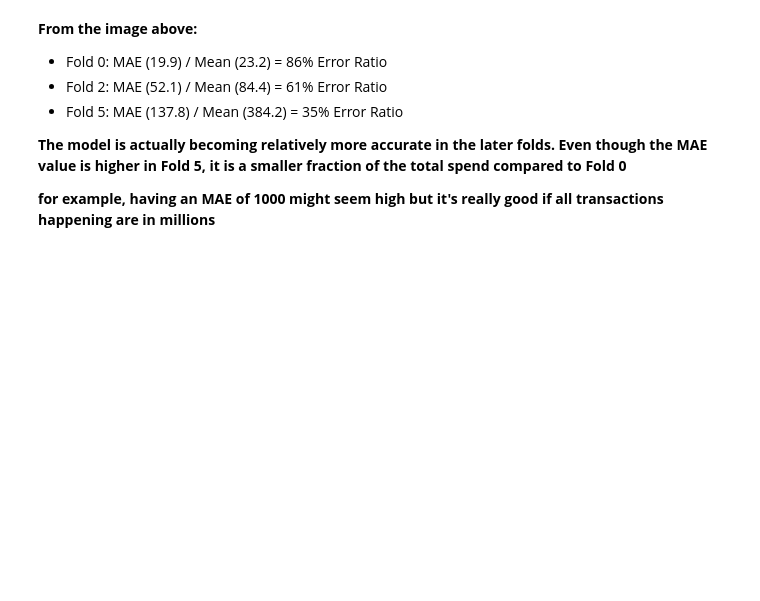
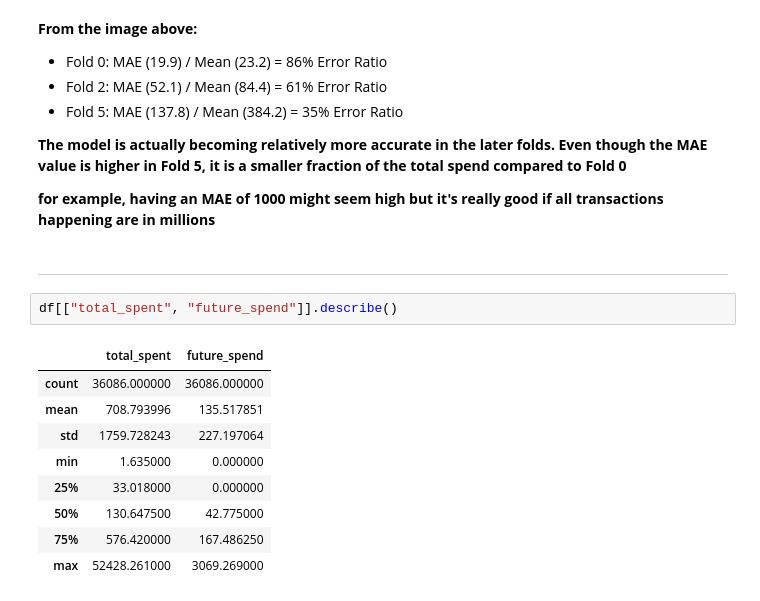
Before and after one commit to Danny-Dalo/Ecommerce-CLV-Prediction, a Jupyter notebook: notebooks/feature_scaling.ipynb, the cells around one changed output. Saved outputs shown, nothing was run; the diff lists cells and outputs as text; blank space fills up the shorter version.

```diff
--- a/notebooks/feature_scaling.ipynb
+++ b/notebooks/feature_scaling.ipynb
@@ -277,3 +277,17 @@ __From the image above:__
 __The model is actually becoming relatively more accurate in the later folds. Even though the MAE value is higher in Fold 5, it is a smaller fraction of the total spend compared to Fold 0__
 
 __for example, having an MAE of 1000 might seem high but it's really good if all transactions happening are in millions__
+# %% [markdown]
+<hr/>
+# %%
+df[["total_spent", "future_spend"]].describe()
+# %% [output]
+|  | total_spent | future_spend |
+| count | 36086.000000 | 36086.000000 |
+| mean | 708.793996 | 135.517851 |
+| std | 1759.728243 | 227.197064 |
+| min | 1.635000 | 0.000000 |
+| 25% | 33.018000 | 0.000000 |
+| 50% | 130.647500 | 42.775000 |
+| 75% | 576.420000 | 167.486250 |
+| max | 52428.261000 | 3069.269000 |
```
Also changed, not shown: parts of 19 cells of this notebook, 8 other files.
